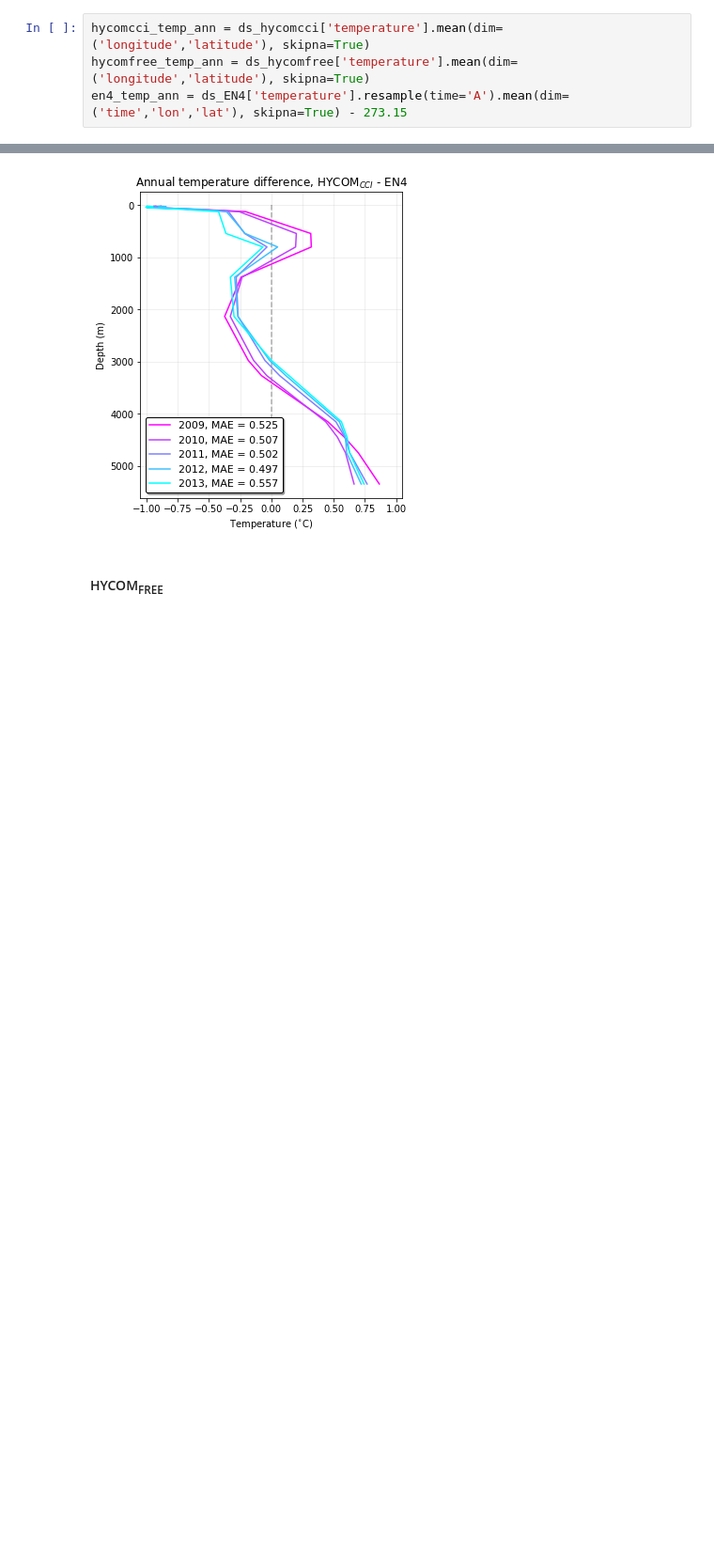
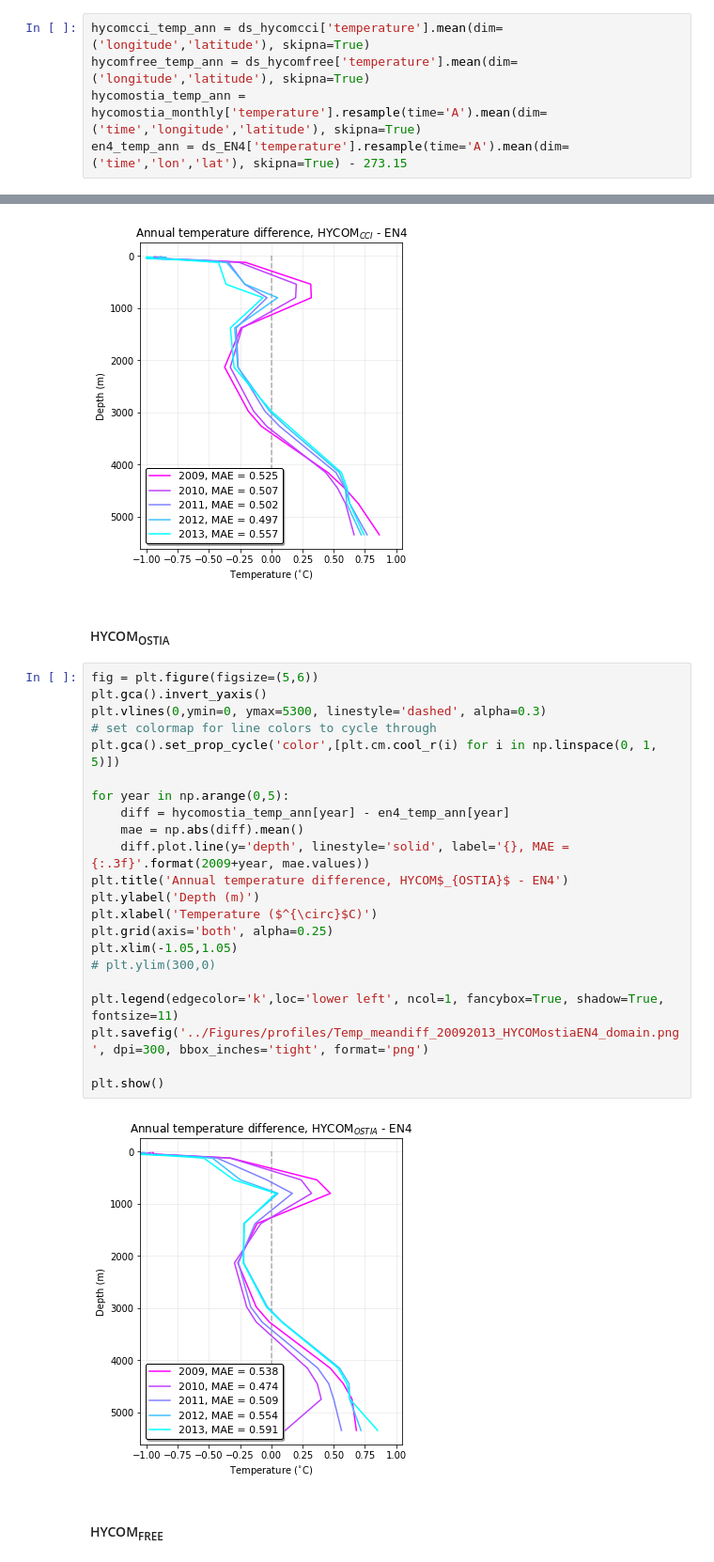
Before and after one commit to HarryLuyt/paper1_scripts, a Jupyter notebook: Scripts/HYCOM_EN4_differences_profles.ipynb, the cells around one changed output, grey strips where cells are left out. Shown at 94% size. Saved outputs shown, nothing was run; the diff lists cells and outputs as text; blank space fills up the shorter version.

```diff
--- a/Scripts/HYCOM_EN4_differences_profles.ipynb
+++ b/Scripts/HYCOM_EN4_differences_profles.ipynb
@@ -74,4 +82,5 @@ Data variables:
 # %%
 hycomcci_temp_ann = ds_hycomcci['temperature'].mean(dim=('longitude','latitude'), skipna=True)
 hycomfree_temp_ann = ds_hycomfree['temperature'].mean(dim=('longitude','latitude'), skipna=True)
+hycomostia_temp_ann = hycomostia_monthly['temperature'].resample(time='A').mean(dim=('time','longitude','latitude'), skipna=True)
 en4_temp_ann = ds_EN4['temperature'].resample(time='A').mean(dim=('time','lon','lat'), skipna=True) - 273.15
@@ -101,6 +138,32 @@ plt.savefig('../Figures/profiles/Temp_meandiff_20092013_HYCOMcciEN4_domain.png',
 plt.show()
 # %% [output]
 [figure]
+# %% [markdown]
+#### HYCOM<sub>OSTIA</sub>
+# %%
+fig = plt.figure(figsize=(5,6))
+plt.gca().invert_yaxis()
+plt.vlines(0,ymin=0, ymax=5300, linestyle='dashed', alpha=0.3)
+# set colormap for line colors to cycle through
+plt.gca().set_prop_cycle('color',[plt.cm.cool_r(i) for i in np.linspace(0, 1, 5)])
+
+for year in np.arange(0,5):
+    diff = hycomostia_temp_ann[year] - en4_temp_ann[year]
+    mae = np.abs(diff).mean()
+    diff.plot.line(y='depth', linestyle='solid', label='{}, MAE = {:.3f}'.format(2009+year, mae.values))
+plt.title('Annual temperature difference, HYCOM$_{OSTIA}$ - EN4')
+plt.ylabel('Depth (m)')
+plt.xlabel('Temperature ($^{\circ}$C)')
+plt.grid(axis='both', alpha=0.25)
+plt.xlim(-1.05,1.05)
+# plt.ylim(300,0)
+
+plt.legend(edgecolor='k',loc='lower left', ncol=1, fancybox=True, shadow=True, fontsize=11)
+plt.savefig('../Figures/profiles/Temp_meandiff_20092013_HYCOMostiaEN4_domain.png', dpi=300, bbox_inches='tight', format='png')
+
+plt.show()
+# %% [output]
+[figure, added]
 # %% [markdown]
 #### HYCOM<sub>FREE</sub>
 # %%
```
Also changed, not shown: parts of 10 cells of this notebook, 1 other file.
